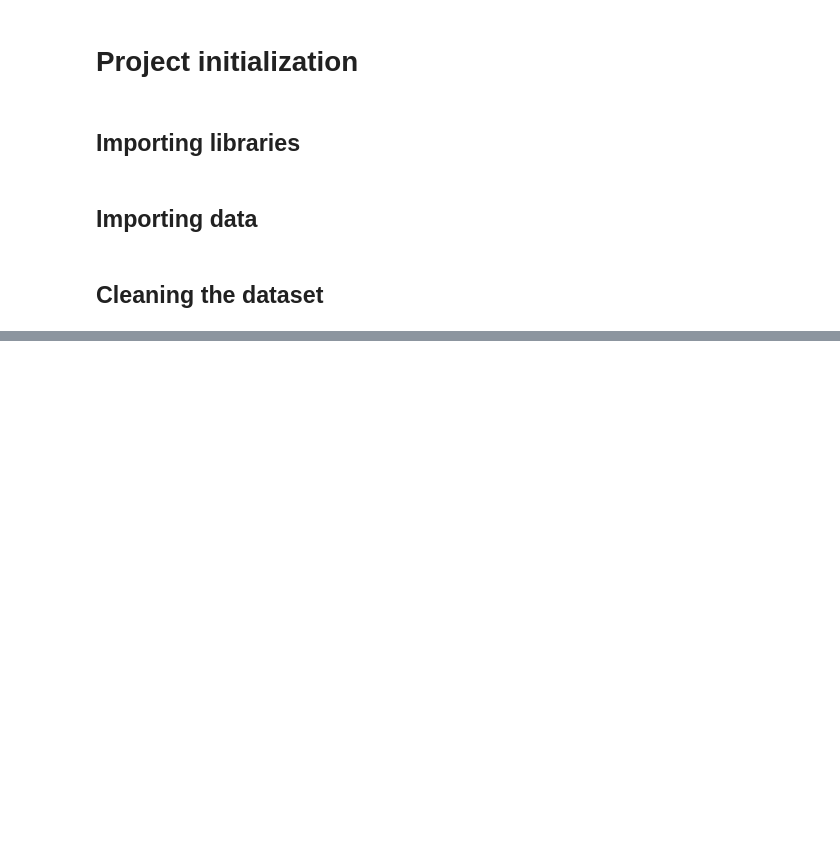
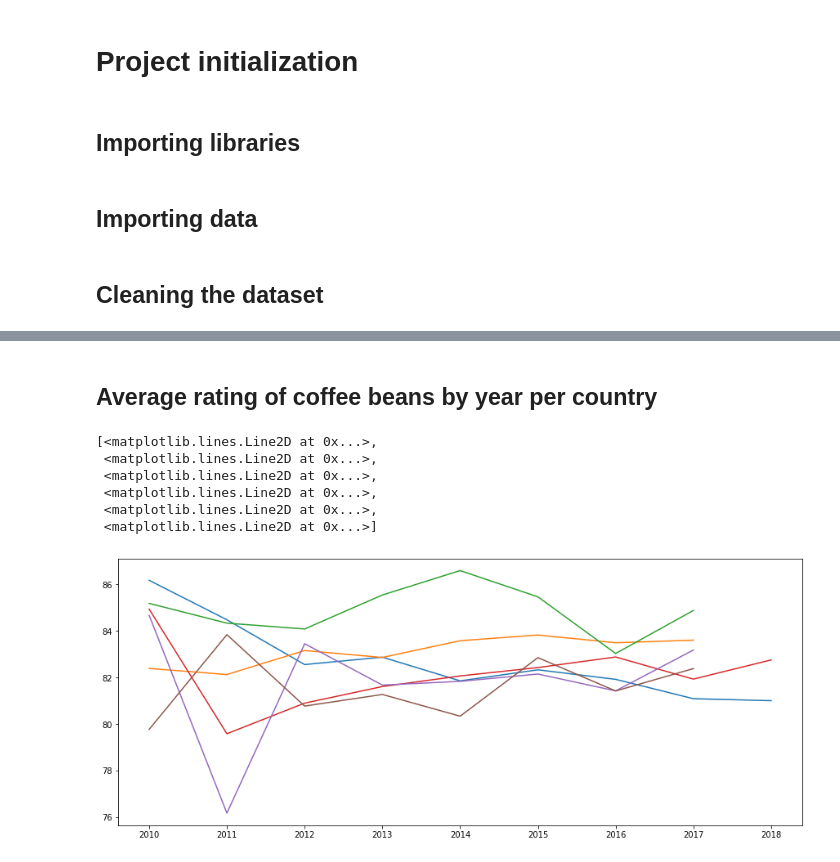
Before and after one commit to narancsjuice/data-analysis, a Jupyter notebook: coffee-analysis.ipynb, the cells around one changed output, grey strips where cells are left out. Saved outputs shown, nothing was run; the diff lists cells and outputs as text; code cells hidden in the pictures; blank space fills up the shorter version.

```diff
--- a/coffee-analysis.ipynb
+++ b/coffee-analysis.ipynb
@@ -29,0 +87,18 @@ df
+# %% [markdown]
+## Average rating of coffee beans by year per country
+# %%
+rating_per_year_country = df.groupby(["Harvest_Year", "Country_of_Origin"])["Total_Cup_Points"].mean().unstack()
+
+# only create plot for countries with at least 8 ratings
+rating_per_year_country = rating_per_year_country.loc[:,rating_per_year_country.notna().sum(0) >= 8]
+
+plt.figure(figsize=(15,6))
+plt.plot(rating_per_year_country.index, rating_per_year_country.values)
+# %% [output]
+[<matplotlib.lines.Line2D at 0x...>,
+ <matplotlib.lines.Line2D at 0x...>,
+ <matplotlib.lines.Line2D at 0x...>,
+ <matplotlib.lines.Line2D at 0x...>,
+ <matplotlib.lines.Line2D at 0x...>,
+ <matplotlib.lines.Line2D at 0x...>]
+[figure, added]
```
Also changed, not shown: parts of 11 cells of this notebook.
